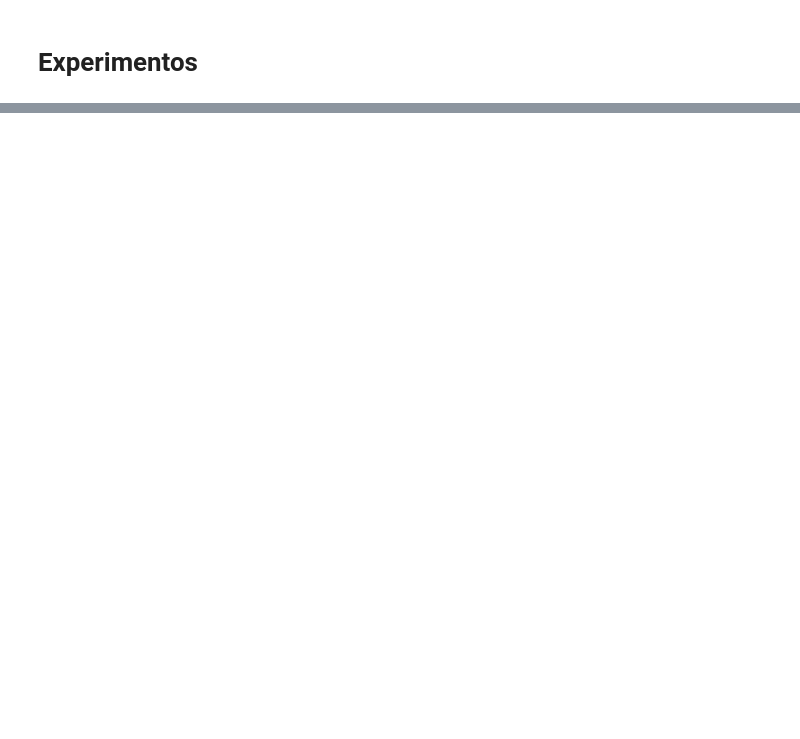
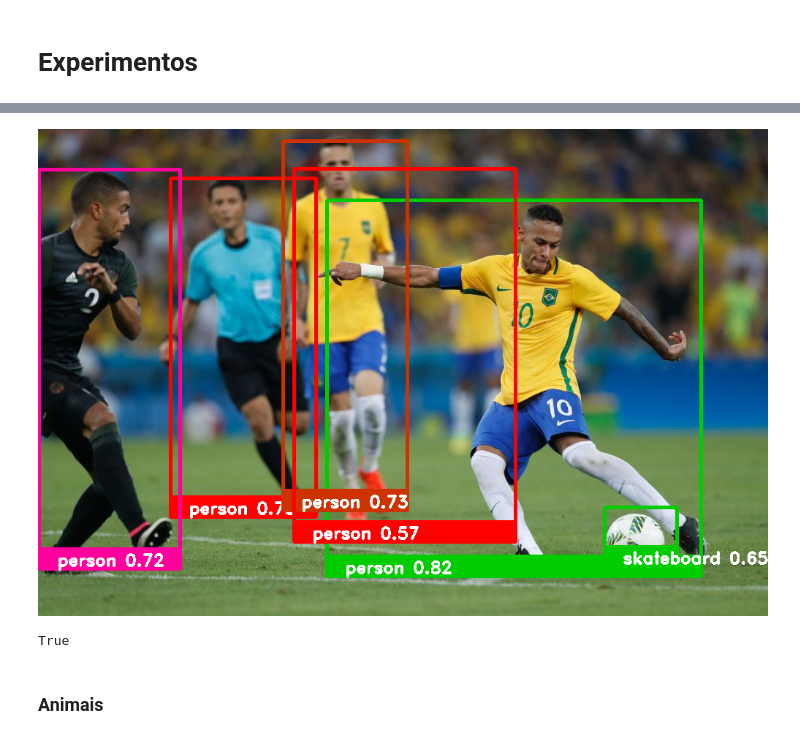
Before and after one commit to jytaloramon/vc-2023-object-detection, a Jupyter notebook: object-detection-colab.ipynb, the cells around one changed output, grey strips where cells are left out. Saved outputs shown, nothing was run; the diff lists cells and outputs as text; code cells hidden in the pictures; blank space fills up the shorter version.

```diff
--- a/object-detection-colab.ipynb
+++ b/object-detection-colab.ipynb
@@ -281,9 +422,13 @@ class_yolo = (open(f'{dir_train_name}/{filename_yolo_class}').read().split('\n')
 # %%
-network = DetectionNetwork(cv2.dnn_DetectionModel(
-      f'{dir_train_name}/{filename_frozen_graph}',
-      f'{dir_train_name}/{filename_coco_network_conf}'
-    ),
-    class_yolo,
-    (input_dimension, input_dimension),
-    1 / size_input,
-    (size_input, size_input, size_input))
+# Intância da rede
+
+tf_network_model = DnnTFModel(
+  cv2.dnn_DetectionModel(
+    f'{dir_train_name}/{filename_frozen_graph}',
+    f'{dir_train_name}/{filename_coco_network_conf}'
+  ),
+  class_yolo,
+  (input_dimension, input_dimension),
+  1 / size_input,
+  (size_input, size_input, size_input)
+)
@@ -349,0 +437,15 @@ plt.imshow(cv2.cvtColor(img_mod, cv2.COLOR_BGR2RGB))
+# %%
+# Utils: variáveis
+
+colors = [(0, 204, 0), (0, 0, 255), (0, 51, 204), (156, 0, 255)]
+font = cv2.FONT_HERSHEY_DUPLEX
+font_scale = 0.75
+tickness = 2
+
+threshold = 0.5
+# %%
+# Instâncias dos construtores de frames "marcados".
+
+builder_common = CommonFrameBuilder(colors, font, font_scale, tickness)
+
+builder_fusion = FusionFrameBuilder(colors, font, font_scale, tickness)
@@ -349,0 +550,14 @@ plt.imshow(cv2.cvtColor(img_mod, cv2.COLOR_BGR2RGB))
+# %%
+img_futebol_mod_common = builder_common.get_new_matrix(frame_futebol)
+
+cv2_imshow(img_futebol_mod_common)
+# %% [output]
+[figure, added]
+# %%
+# Save
+
+cv2.imwrite(f'{dir_test_output}/futebol-common.png', img_futebol_mod_common)
+# %% [output]
+True
+# %% [markdown]
+### Animais
```
Also changed, not shown: parts of 65 cells of this notebook.
